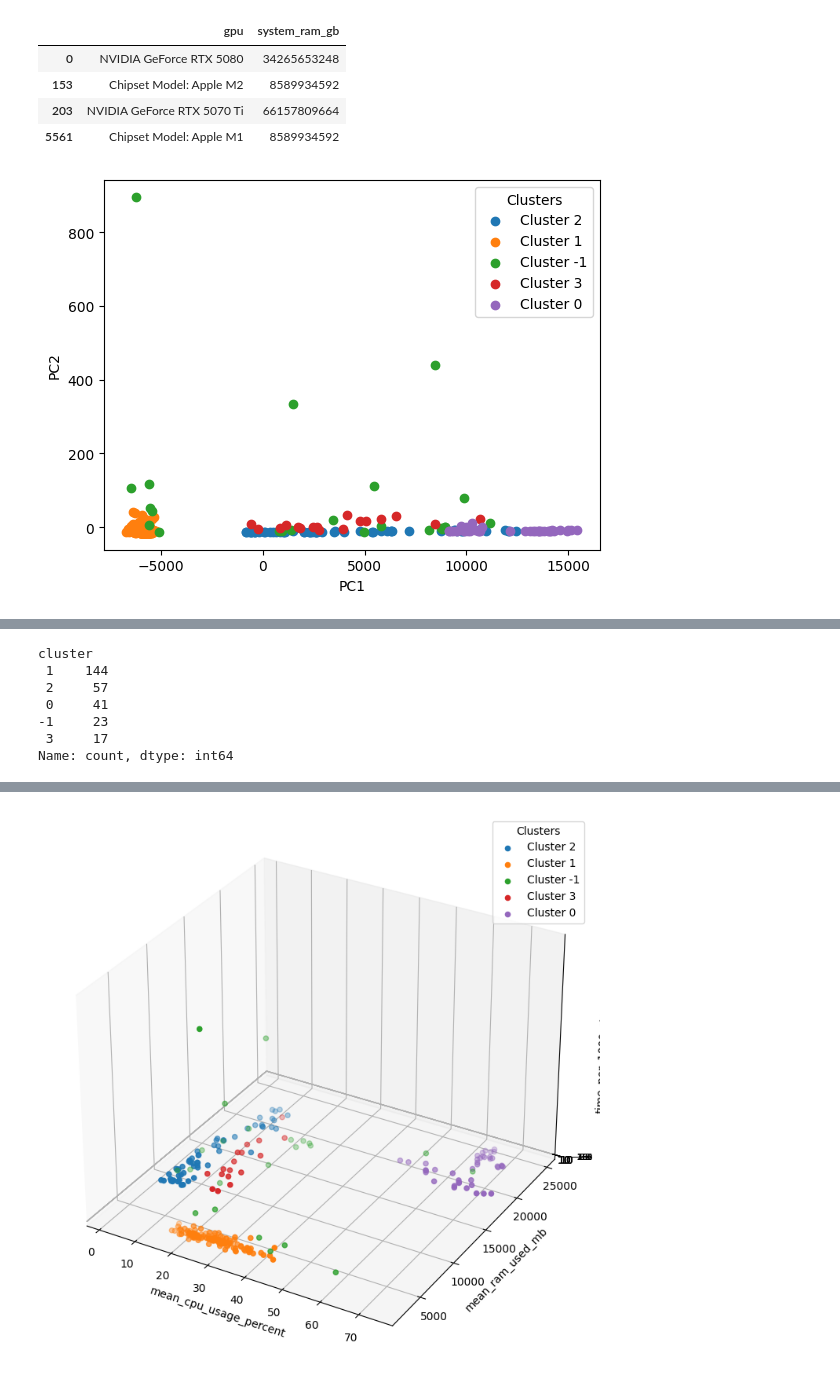
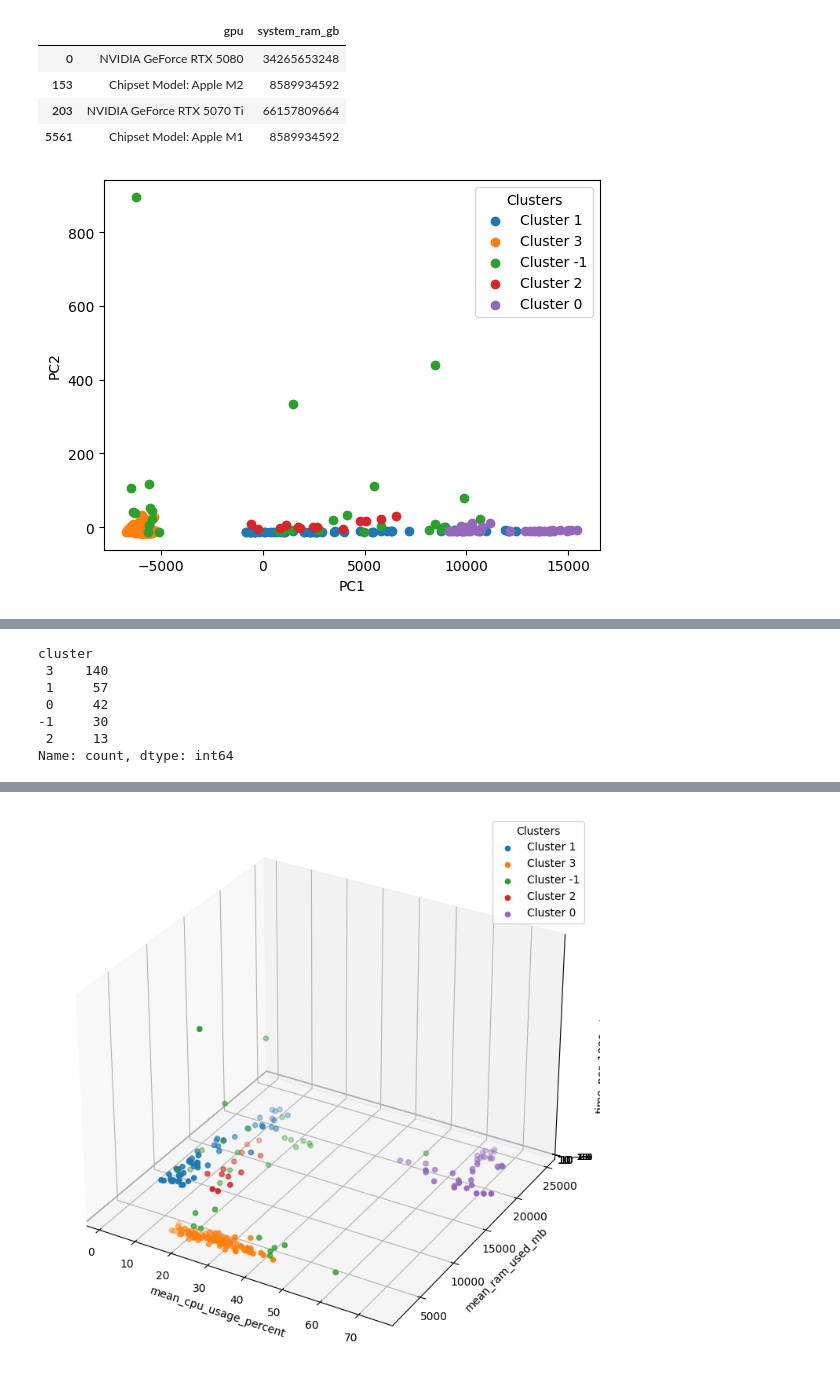
Before and after one commit to Ninjagoat73/project2-1_group15, a Jupyter notebook: data-analysis/RQ5/kmeans.ipynb, the cells around one changed output, grey strips where cells are left out. Drawn from its saved outputs; the diff is of its cells as text; code cells hidden in the pictures.

```diff
--- a/data-analysis/RQ5/kmeans.ipynb
+++ b/data-analysis/RQ5/kmeans.ipynb
@@ -183,7 +207,7 @@ def get_scaled_df_and_np(X_sanitized : pd.DataFrame) -> tuple[pd.DataFrame, np.n
     scaler = RobustScaler()
     X_log = X_sanitized.copy()
     X_log["time_per_1000_steps_sec"] = np.log1p(X_log["time_per_1000_steps_sec"])
-    X_log["mean_ram_used_mb"] = np.log1p(X_log["mean_ram_used_mb"])
+    # X_log["mean_ram_used_mb"] = np.log1p(X_log["mean_ram_used_mb"])
     X_scaled_as_array = scaler.fit_transform(X_log)
     X_scaled = pd.DataFrame(
         X_scaled_as_array,
@@ -667,27 +753,28 @@ display(static_df[["gpu", "system_ram_gb"]].drop_duplicates())
 # %%
 import hdbscan
 X_sanitized_hdbscan, df_sanitized_hdbscan = get_sanitized_and_subsampled_features_and_org_df(df, subsample=True, subsample_cap=5)
 X_scaled_hdbscan, X_scaled_as_array_hdbscan = get_scaled_df_and_np(X_sanitized_hdbscan)
 
-hdbscan_clf = hdbscan.HDBSCAN()
+hdbscan_clf = hdbscan.HDBSCAN(min_cluster_size=5)
 hdbscan_clf.fit(X_scaled_as_array_hdbscan)
 X_sanitized_hdbscan["cluster"] = hdbscan_clf.labels_
 df_sanitized_hdbscan["cluster"] = hdbscan_clf.labels_
 show_clustered(X_sanitized_hdbscan)
 
 cluster_hdbscan_summary = (
     X_sanitized_hdbscan
     .groupby("cluster")[feature_cols]
     .agg(["mean", "std", "min", "max"])
 )
 
 display(cluster_hdbscan_summary)
 print(X_sanitized_hdbscan["cluster"].value_counts())
 display(pd.crosstab(df_sanitized_hdbscan["cluster"], df_sanitized_hdbscan["cpu"]))
-display(pd.crosstab(df_sanitized_hdbscan["cluster"], df_sanitized_hdbscan["training_type"]))
+display(pd.crosstab(df_sanitized_hdbscan["cluster"], [df_sanitized_hdbscan[col] for col in ["cpu","training_type"]]))
 show_clustered_3d_log(X_sanitized_hdbscan)
+print(hdbscan_clf.cluster_persistence_)
 # %% [output]
-[figure, old version]
+[figure, new version]
 |  | mean_cpu_usage_percent |  |  |  | mean_ram_used_mb |  |  |  | ... |
 |  | mean | std | min | max | mean | std | min | max | ... |
 | cluster |  |  |  |  |  |  |  |  | ... |
@@ -699,9 +786,9 @@ show_clustered_3d_log(X_sanitized_hdbscan)
 cluster
- 1    144
- 2     57
- 0     41
--1     23
- 3     17
+ 3    140
+ 1     57
+ 0     42
+-1     30
+ 2     13
 Name: count, dtype: int64
 | cpu | AMD Ryzen 7 5700X 8-Core Processor | AMD Ryzen 7 9800X3D 8-Core Processor | AMD64 Family 25 Model 33 Stepping... | AMD64 Family 26 Model 68 Stepping... | Apple M1 | ... |
 | cluster |  |  |  |  |  | ... |
@@ -720 +808 @@ Name: count, dtype: int64
-[figure, old version]
+[figure, new version]
```
Also changed, not shown: parts of 24 cells of this notebook.
